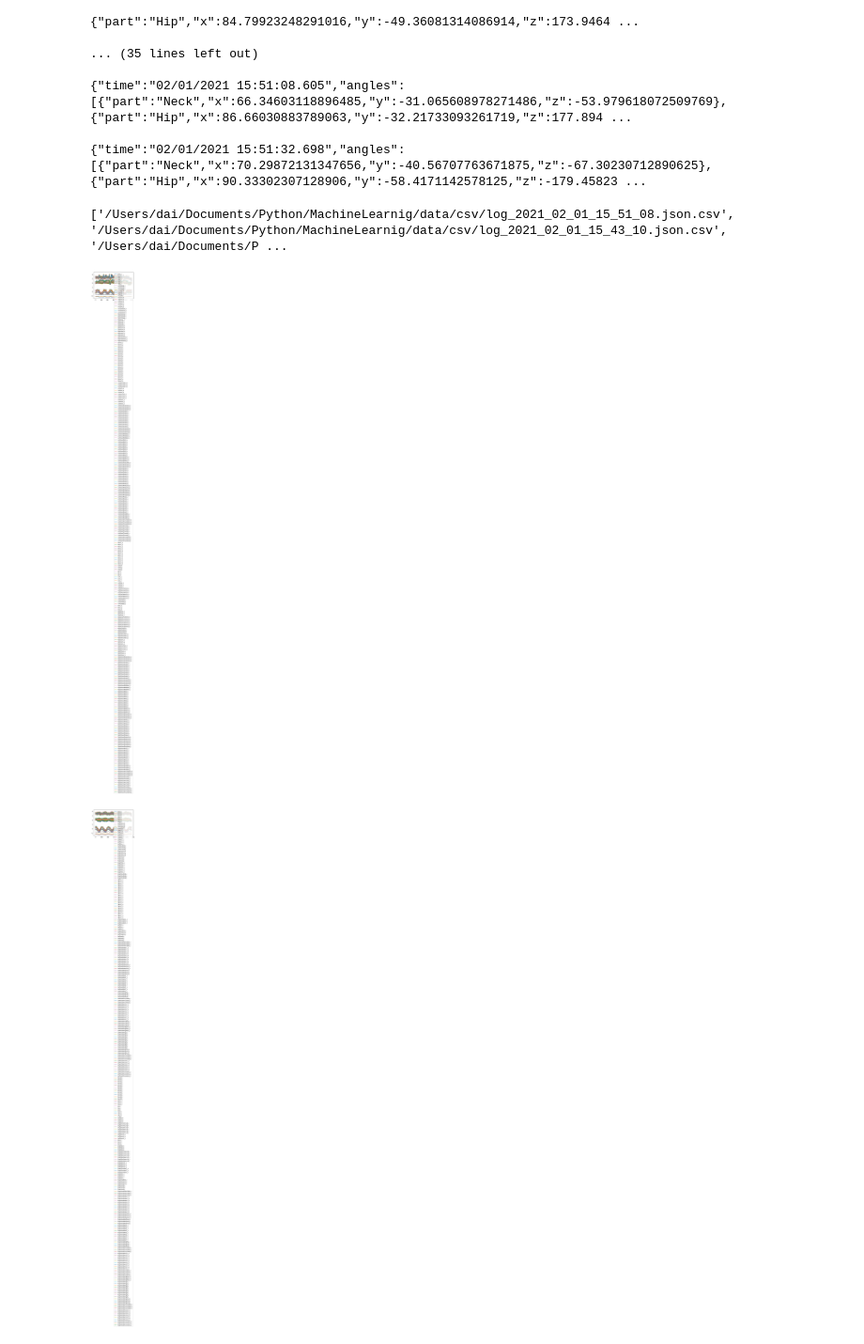
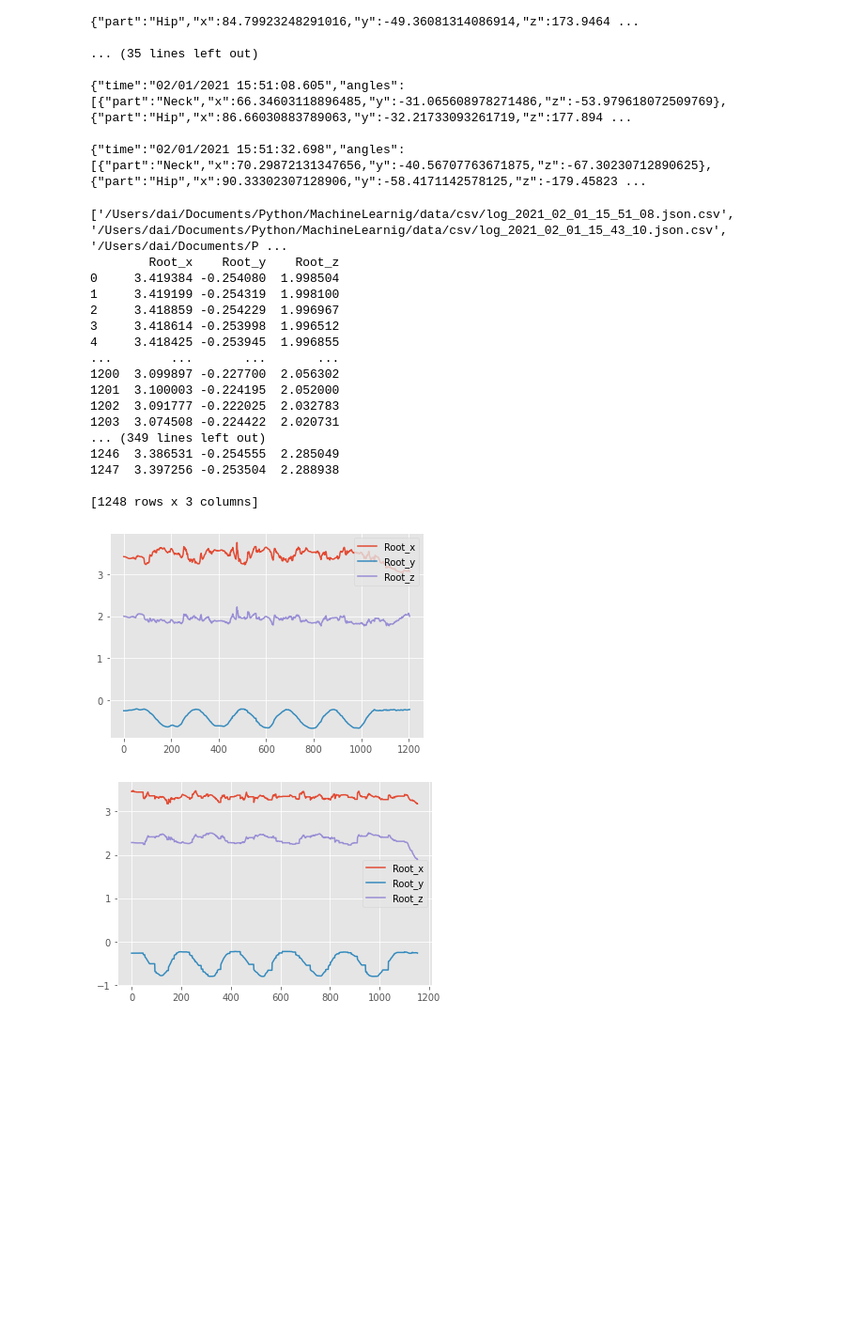
Before and after one commit to Eotel/MachineLearnig, a Jupyter notebook: DataVisualize.ipynb, the cells around one changed output. Shown at 94% size. Drawn from its saved outputs; the diff is of its cells as text; code cells hidden in the pictures; blank space fills up the shorter version.

```diff
--- a/DataVisualize.ipynb
+++ b/DataVisualize.ipynb
@@ -215,14 +216,36 @@ for file in files:
 
 {"time":"02/01/2021 15:51:32.698","angles":[{"part":"Neck","x":70.29872131347656,"y":-40.56707763671875,"z":-67.30230712890625},{"part":"Hip","x":90.33302307128906,"y":-58.4171142578125,"z":-179.45823 ...
 # %%
+plt.style.use('ggplot')
+font = {'family' : 'meiryo'}
+matplotlib.rc('font', **font)
+
 csv_folder_path = CURRENT_DIR + '/data/csv'
 files = glob.glob(csv_folder_path + '/*.csv')
 print(files)
 
 for file in files:
     data = pd.read_csv(file, encoding = 'UTF8')
-    data.plot()
+    data_by_part = data.loc[:, 'Root_x':'Root_z'].copy()
+    print(data_by_part)
+    data_by_part.plot()
 # %% [output]
 ['/Users/dai/Documents/Python/MachineLearnig/data/csv/log_2021_02_01_15_51_08.json.csv', '/Users/dai/Documents/Python/MachineLearnig/data/csv/log_2021_02_01_15_43_10.json.csv', '/Users/dai/Documents/P ...
+        Root_x    Root_y    Root_z
+0     3.419384 -0.254080  1.998504
+1     3.419199 -0.254319  1.998100
+2     3.418859 -0.254229  1.996967
+3     3.418614 -0.253998  1.996512
+4     3.418425 -0.253945  1.996855
+...        ...       ...       ...
+1200  3.099897 -0.227700  2.056302
+1201  3.100003 -0.224195  2.052000
+1202  3.091777 -0.222025  2.032783
+1203  3.074508 -0.224422  2.020731
+... (349 lines left out)
+1246  3.386531 -0.254555  2.285049
+1247  3.397256 -0.253504  2.288938
+
+[1248 rows x 3 columns]
-[figure, old version]
+[figure, new version]
-[figure, old version]
+[figure, new version]
```
Also changed, not shown: parts of 2 cells of this notebook.
